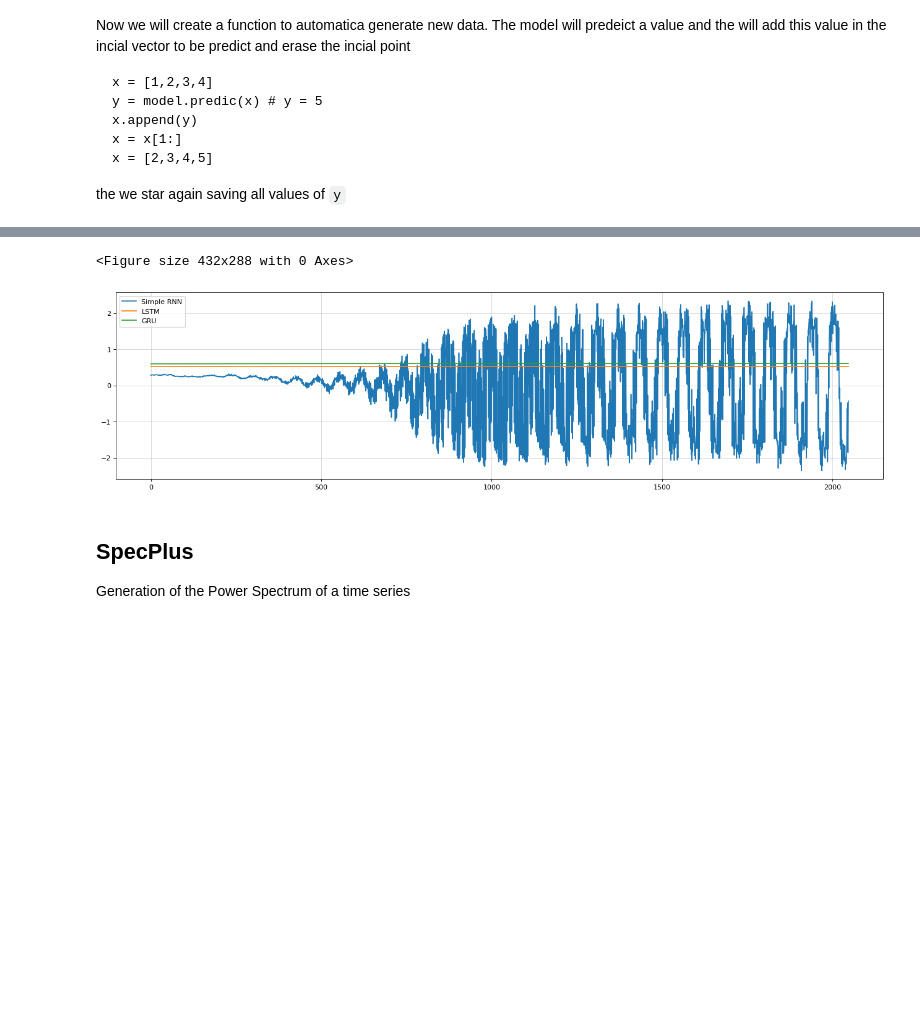
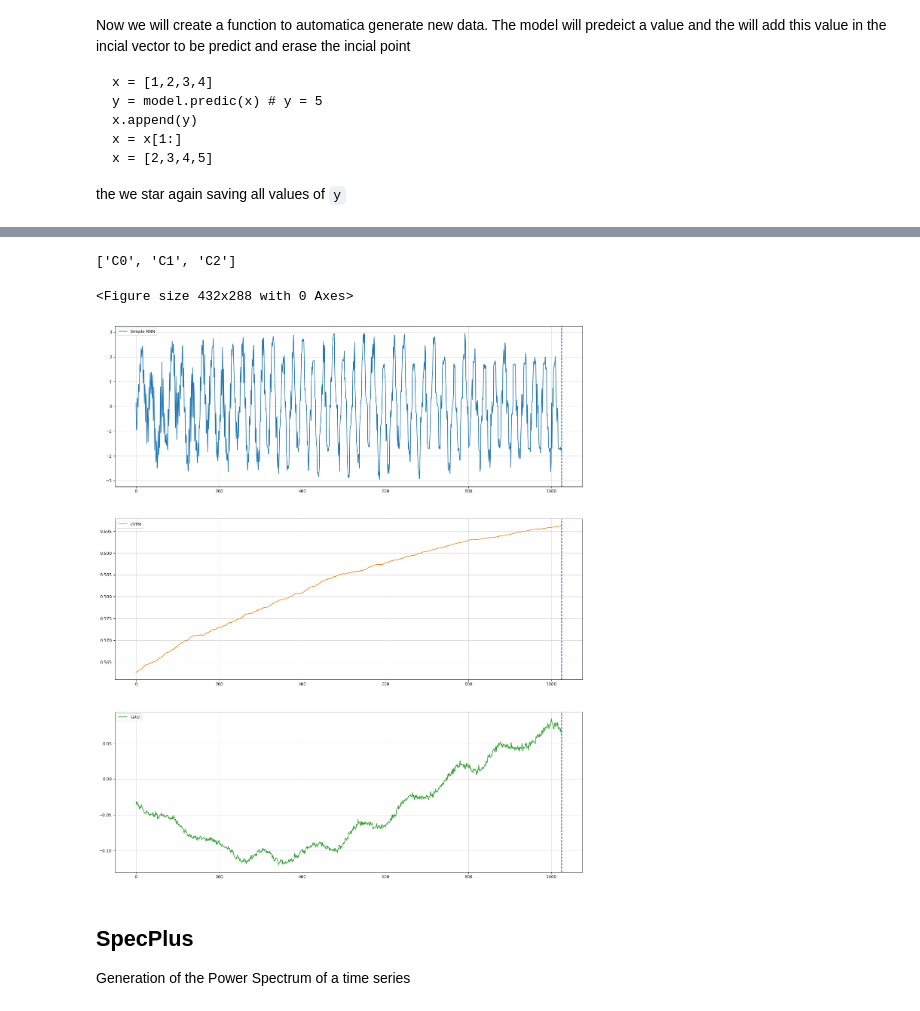
Before and after one commit to barauna-lo/Colored_Noise, a Jupyter notebook: RNN_For_1D_Colored_Noise.ipynb, the cells around one changed output, grey strips where cells are left out. Drawn from its saved outputs; the diff is of its cells as text; code cells hidden in the pictures; blank space fills up the shorter version.

```diff
--- a/RNN_For_1D_Colored_Noise.ipynb
+++ b/RNN_For_1D_Colored_Noise.ipynb
@@ -170,10 +180,11 @@ time_RNN = time.time()
 # %%
 star_LSTM = time.time()
 model_LSTM = Sequential()
-model_LSTM.add(LSTM(n_1, return_sequences=True,input_shape=(1,look_back)))
+model_LSTM.add(LSTM(n_1, input_shape=(1,look_back)))
+#model_LSTM.add(LSTM(n_1, return_sequences=True,input_shape=(1,look_back)))
 #model_LSTM.add(LSTM(n_2, return_sequences=True))
 #model_LSTM.add(LSTM(n_3, return_sequences=True))
-model_LSTM.add(LSTM(n_4))
+#model_LSTM.add(LSTM(n_4))
 model_LSTM.add(Dense(1))
 model_LSTM.compile(loss='mean_squared_error', optimizer='adam',metrics=['mse'])
 history_LSTM = model_LSTM.fit(trainX, trainY, epochs=epochs, batch_size=batch_size, verbose=1,validation_split=0.7)
@@ -183,10 +212,11 @@ time_LSTM = time.time()
 # %%
 star_GRU = time.time()
 model_GRU = Sequential()
-model_GRU.add(GRU(n_1, return_sequences=True,input_shape=(1,look_back)))
+model_GRU.add(GRU(n_1, input_shape=(1,look_back)))
+#model_GRU.add(GRU(n_1, return_sequences=True,input_shape=(1,look_back)))
 #model_GRU.add(GRU(n_2, return_sequences=True))
 #model_GRU.add(GRU(n_3, return_sequences=True))
-model_GRU.add(GRU(n_4))
+#model_GRU.add(GRU(n_4))
 model_GRU.add(Dense(1))
 model_GRU.compile(loss='mean_squared_error', optimizer='adam',metrics=['mse'])
 history_GRU = model_GRU.fit(trainX, trainY, epochs=epochs, batch_size=batch_size, verbose=1,validation_split=0.7)
@@ -374,3 +420,6 @@ i = 0
 predict = []
 for i in range(len(model)):
     predict.append(autoGen(dat,2*look_back,model_type=model[i]))
+# %%
+i=2
+plt.plot(predict[i],label=model_name[i])
@@ -377,13 +429,20 @@ for i in range(len(model)):
+# %%
+color
+# %% [output]
+['C0', 'C1', 'C2']
 # %%
 plt.suptitle('Predicted values')
-plt.figure(figsize = (20,5), dpi=80)
-for i in range(len(model)): plt.plot(predict[i],label=model_name[i])
-plt.legend()
-plt.grid(alpha=0.5)
+plt.figure(figsize = (20,4*(len(model)+1)+8), dpi=80)
+for i in range(len(model)):
+  plt.subplot(len(model),1,i+1)
+  plt.plot(predict[i],label=model_name[i],color=color[i])
+  plt.axvline(x=look_back,linestyle='--',c='b')
+  plt.legend()
+  plt.grid(alpha=0.5)
 plt.show()
 # %% [output]
 <Figure size 432x288 with 0 Axes>
-[figure, old version]
+[figure, new version]
 # %% [markdown]
 ## SpecPlus
 
```
Also changed, not shown: parts of 21 cells of this notebook.
